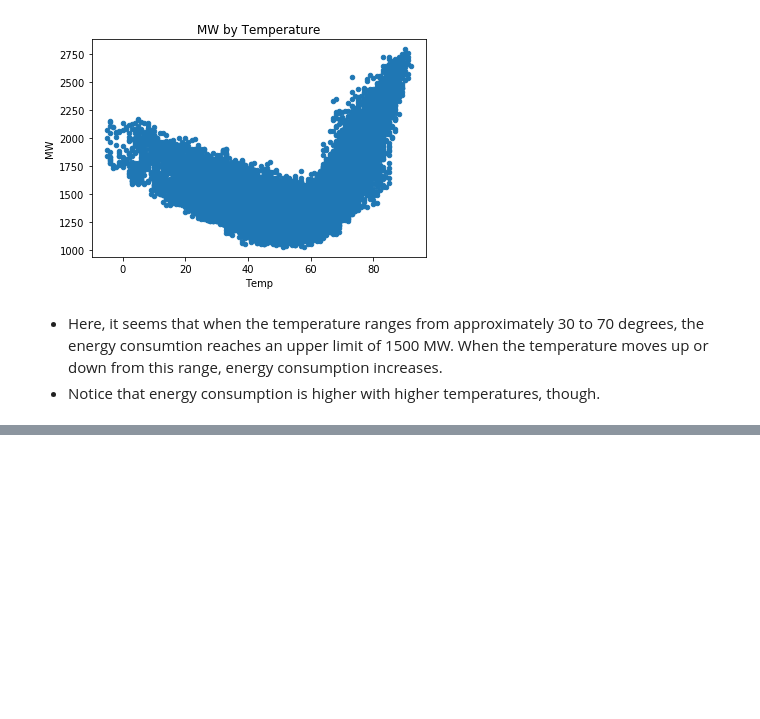
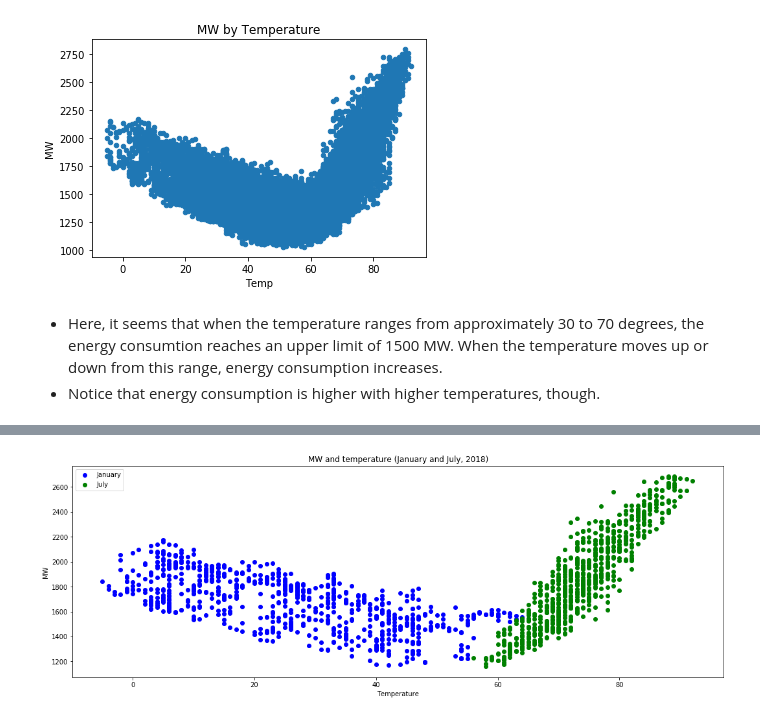
Before and after one commit to dvallea/Data_challenges, a Jupyter notebook: Milestone_1.ipynb, the cells around one changed output, grey strips where cells are left out. Cells and saved outputs as stored; diff of their text form; code cells hidden in the pictures; blank space fills up the shorter version.

```diff
--- a/Milestone_1.ipynb
+++ b/Milestone_1.ipynb
@@ -161,3 +166,10 @@ Text(0.5, 1.0, 'MW by Temperature')
 # %% [markdown]
 - Here, it seems that when the temperature ranges from approximately 30 to 70 degrees, the energy consumtion reaches an upper limit of 1500 MW. When the temperature moves up or down from this range, energy consumption increases.
 - Notice that energy consumption is higher with higher temperatures, though.
+# %%
+# Create quadratic variable out of temperature
+# First, standarize 'Temp'
+scaler = StandardScaler().fit(training['Temp'].values.reshape(-1, 1))
+training['Temp_scaled'] = scaler.transform(training['Temp'].values.reshape(-1, 1))
+training['Temp_2'] = training['Temp_scaled'] * training['Temp_scaled']
+training.head()
@@ -163,0 +233,13 @@ Text(0.5, 1.0, 'MW by Temperature')
+# %%
+# Scatter plot of energy and temperature for the months of January and July
+fig = plt.figure(figsize=(18,6))
+ax1 = fig.add_subplot(111)
+ax1.scatter(training['2018-01']['Temp'], training['2018-01']['MW'], color='blue', label='January')
+ax1.scatter(training['2018-07']['Temp'], training['2018-07']['MW'], color='green', label='July')
+plt.legend()
+plt.xlabel('Temperature')
+plt.ylabel('MW')
+plt.title('MW and temperature (January and July, 2018)')
+plt.show()
+# %% [output]
+[figure, added]
```
Also changed, not shown: parts of 10 cells of this notebook.
